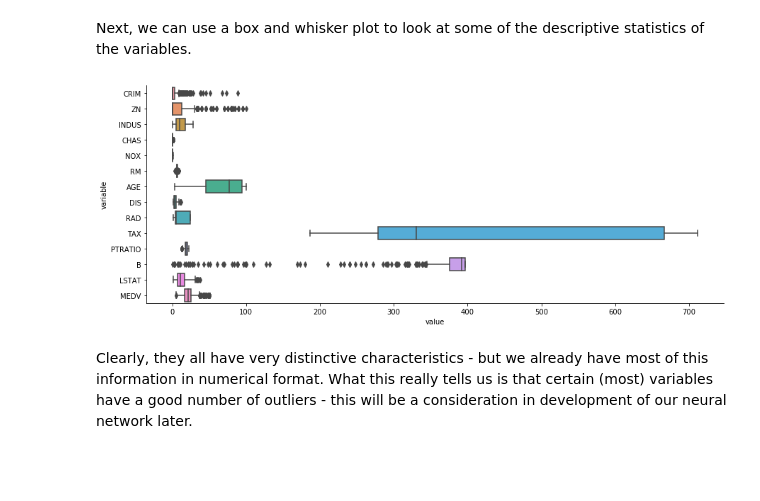
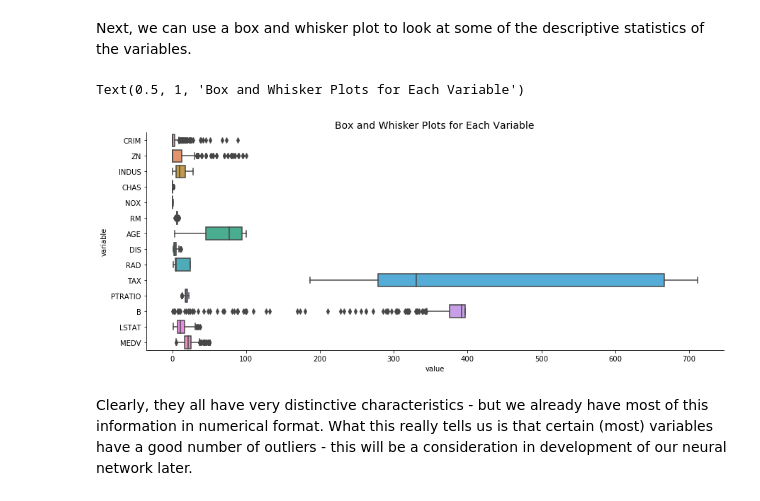
Before and after one commit to Pmcg1/ML-S_Project_2019, a Jupyter notebook: ML-S_2019.ipynb, the cells around one changed output. Cells and saved outputs as stored; diff of their text form; code cells hidden in the pictures; blank space fills up the shorter version.

Commit message:
improving plot aesthetics and fixing earlystop implementation in keras

```diff
--- a/ML-S_2019.ipynb
+++ b/ML-S_2019.ipynb
@@ -183,10 +198,11 @@ This is quite a bit different to the other plots - the RAD value refers to "inde
 # %% [markdown]
 Next, we can use a box and whisker plot to look at some of the descriptive statistics of the variables.
 # %%
-#sns.boxplot(x='value', y='variable', data=pd.melt(df), height = 5)
 g = sns.catplot(x='value', y='variable', data=pd.melt(df), kind='box', height=5, aspect=2.5);
+plt.title('Box and Whisker Plots for Each Variable', fontsize=14)
 # %% [output]
+Text(0.5, 1, 'Box and Whisker Plots for Each Variable')
-[figure, old version]
+[figure, new version]
 # %% [markdown]
 Clearly, they all have very distinctive characteristics - but we already have most of this information in numerical format. What this really tells us is that certain (most) variables have a good number of outliers - this will be a consideration in development of our neural network later.
 # %% [markdown]
```
Also changed, not shown: parts of 47 cells of this notebook.
